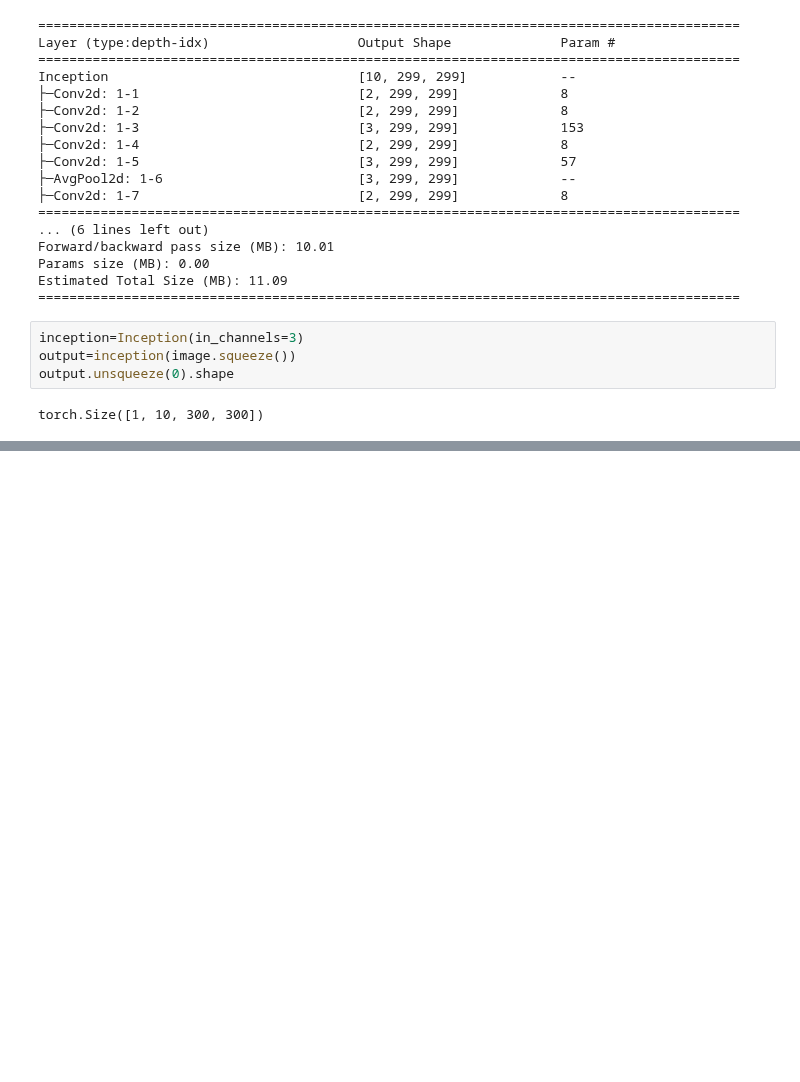
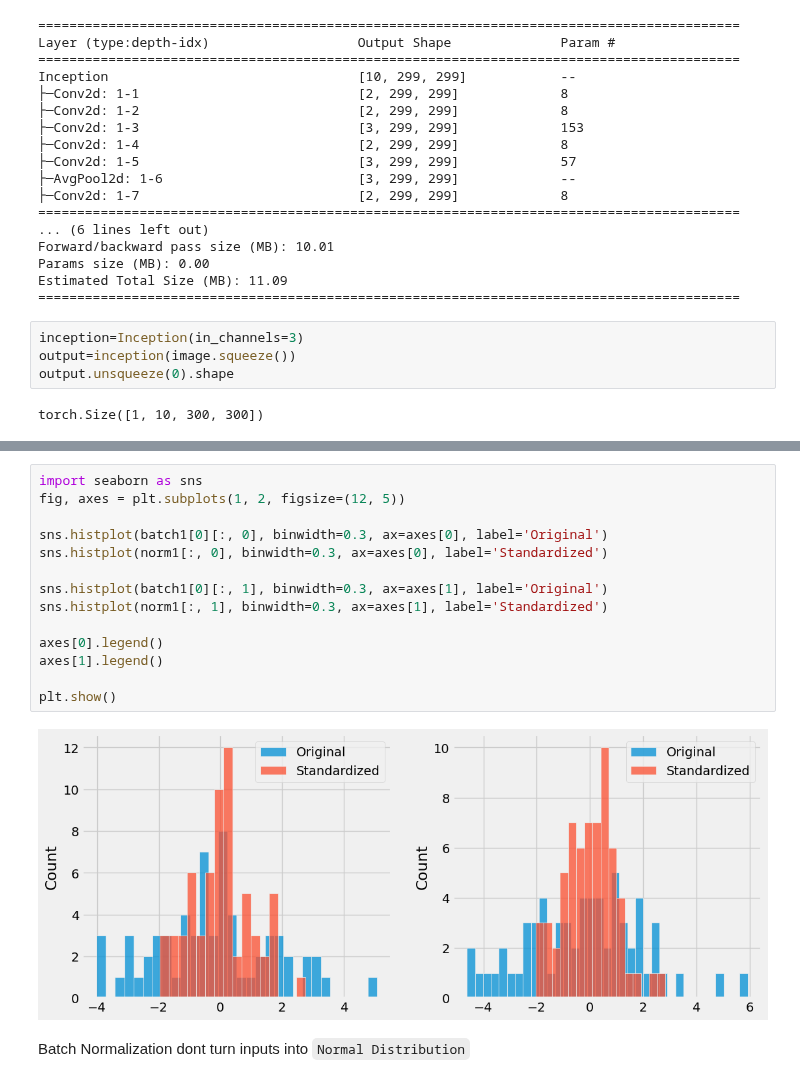
Before and after one commit to Anushkach/Deep-Learning, a Jupyter notebook: Deep Learning with Pytorch/transfer learning.ipynb, the cells around one changed output, grey strips where cells are left out. Drawn from its saved outputs; the diff is of its cells as text; blank space fills up the shorter version.

```diff
--- a/Deep Learning with Pytorch/transfer learning.ipynb
+++ b/Deep Learning with Pytorch/transfer learning.ipynb
@@ -416,0 +488,18 @@ torch.Size([1, 10, 300, 300])
+# %%
+import seaborn as sns
+fig, axes = plt.subplots(1, 2, figsize=(12, 5))
+
+sns.histplot(batch1[0][:, 0], binwidth=0.3, ax=axes[0], label='Original')
+sns.histplot(norm1[:, 0], binwidth=0.3, ax=axes[0], label='Standardized')
+
+sns.histplot(batch1[0][:, 1], binwidth=0.3, ax=axes[1], label='Original')
+sns.histplot(norm1[:, 1], binwidth=0.3, ax=axes[1], label='Standardized')
+
+axes[0].legend()
+axes[1].legend()
+
+plt.show()
+# %% [output]
+[figure, added]
+# %% [markdown]
+Batch Normalization dont turn inputs into `Normal Distribution`
```
Also changed, not shown: parts of 33 cells of this notebook.
